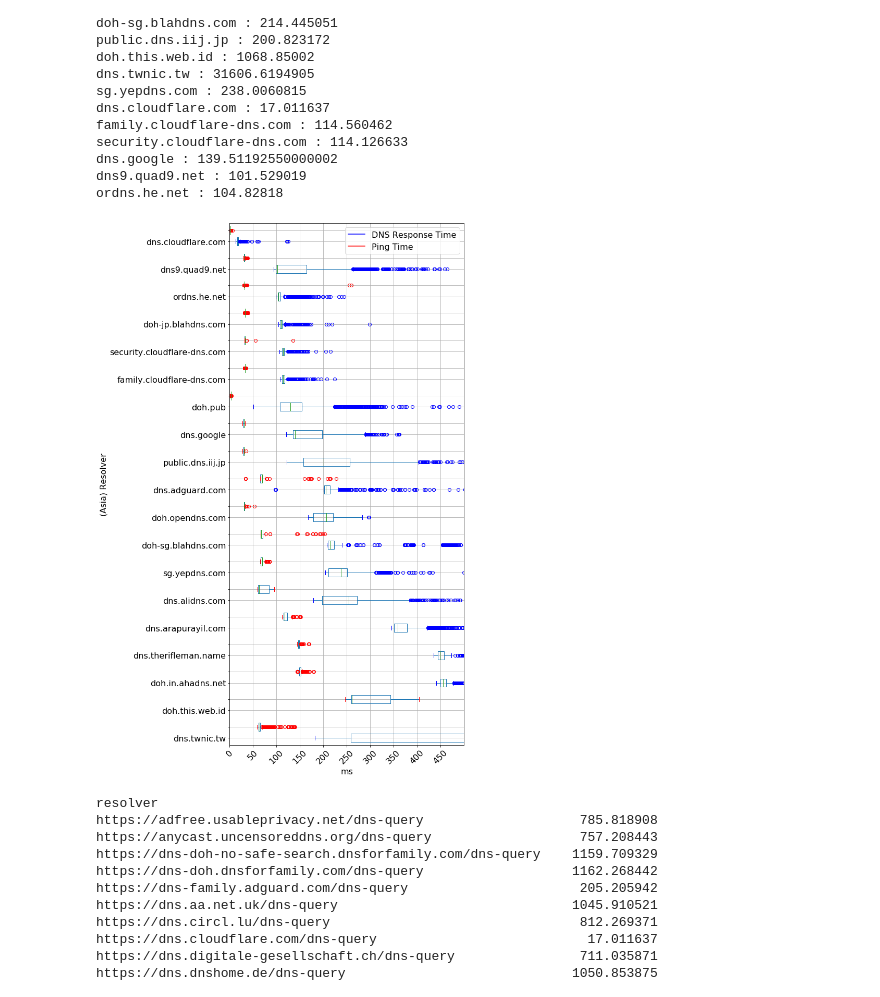
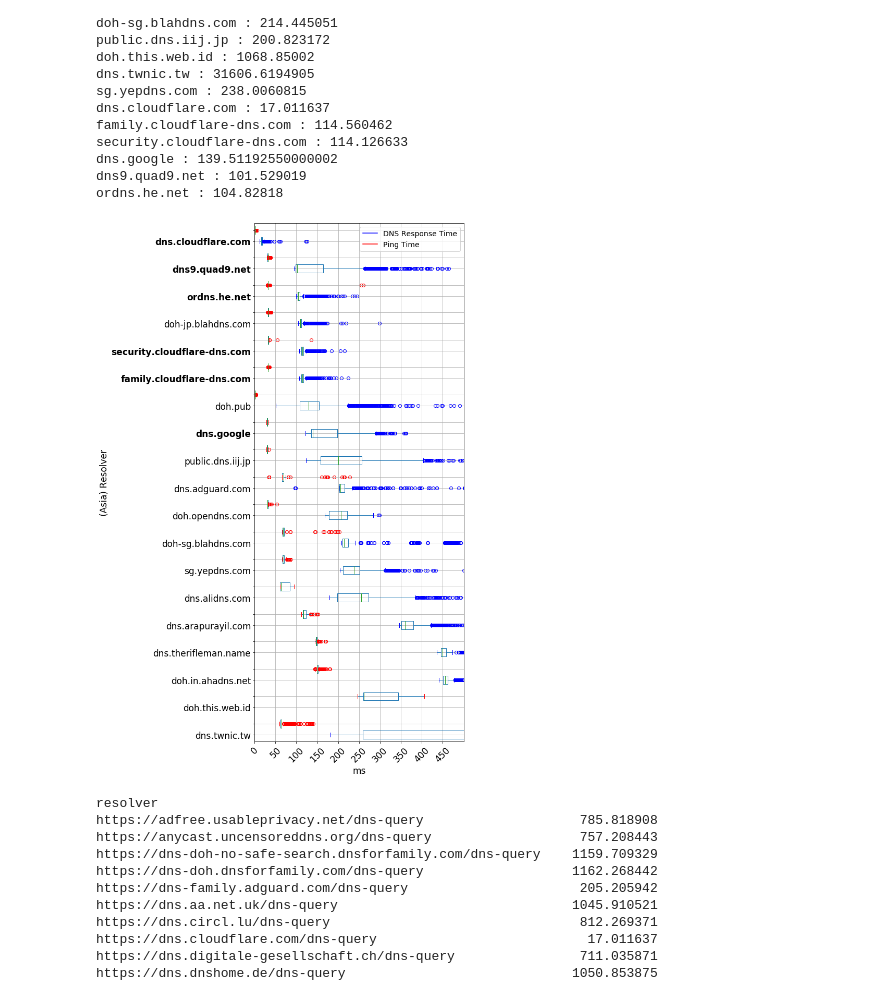
Before and after one commit to noise-lab/dns-measurement, a Jupyter notebook: src/measure/dns-timing/Asia_data.ipynb, the cells around one changed output. Cells and saved outputs as stored; diff of their text form; code cells hidden in the pictures.

Commit message:
updated plots with bolded labels

```diff
--- a/src/measure/dns-timing/Asia_data.ipynb
+++ b/src/measure/dns-timing/Asia_data.ipynb
@@ -358,39 +364,45 @@ for i in range(asia_length):
     if(asia_new_list[i] in asia_clear):
         asia_dict_ping_series[asia_new_list[i]]= asia_ping_series[i]
 asia_ping_frame_to_plot=pd.DataFrame(asia_dict_ping_series)
 asia_ping = asia_ping_frame_to_plot
 
 
 #Make two plots and merge
 c = "blue"
 z = "red"
 
 
 medians = asia_frame_to_plot.median()
 medians.sort_values(ascending=False, inplace=True)
 ping_times = asia_ping[medians.index]
 asia_response_times = asia_frame_to_plot[medians.index]
 
 
 asia_boxplot = asia_response_times.boxplot(vert=False,figsize=(10,15),showfliers=True,capprops=dict(color=c),whiskerprops=dict(color=c),flierprops=dict(color=c, markeredgecolor=c),medianprops=dict(color=c), meanprops=dict(color=c),  positions=np.array(range(len(asia_dict_resp_time_series)))*2.0-0.4, widths=0.6)
 asia_ping_boxplot = ping_times.boxplot(vert=False,figsize=(10,15),showfliers=True,capprops=dict(color=z),whiskerprops=dict(color=z),flierprops=dict(color=z, markeredgecolor=z),medianprops=dict(color=z), meanprops=dict(color=z), positions=np.array(range(len(asia_dict_ping_series)))*2.0+0.4, widths=0.6)
 
 plt.plot([], c='blue', label='DNS Response Time')
 plt.plot([], c='red', label='Ping Time')
-plt.legend(loc = 'upper right', fontsize=16)
+plt.legend(loc = 'upper right', fontsize=14)
 
 xl = 500
 plt.xlim(0,xl)
-plt.xlabel('ms', fontsize=16)
-plt.ylabel('(Asia) Resolver', fontsize=16)
-plt.xticks(np.arange(0, xl, step=50), rotation=45,fontsize=16)
-plt.yticks(fontsize=16)
+plt.xlabel('ms', fontsize=17)
+plt.ylabel('(Asia) Resolver', fontsize=17)
+plt.gca().get_yticklabels()[18].set_weight("bold")
+plt.gca().get_yticklabels()[17].set_weight("bold")
+plt.gca().get_yticklabels()[16].set_weight("bold")
+plt.gca().get_yticklabels()[14].set_weight("bold")
+plt.gca().get_yticklabels()[13].set_weight("bold")
+plt.gca().get_yticklabels()[11].set_weight("bold")
+plt.xticks(np.arange(0, xl, step=50), rotation=45,fontsize=17)
+plt.yticks(fontsize=17)
 plt.grid(True)
 plt.tight_layout()
 plt.savefig("../../../paper/figures/Seoul_Asia.pdf")
 plt.show()
 # %% [output]
-[figure, old version]
+[figure, new version]
 # %%
 # Median of each resolver in ascending order (removed the ones with nan)
 eur_array_of_resolvers = pd.Series(ip_europe['resolver']).unique()
```
Also changed, not shown: parts of 2 cells of this notebook, 11 other files.
